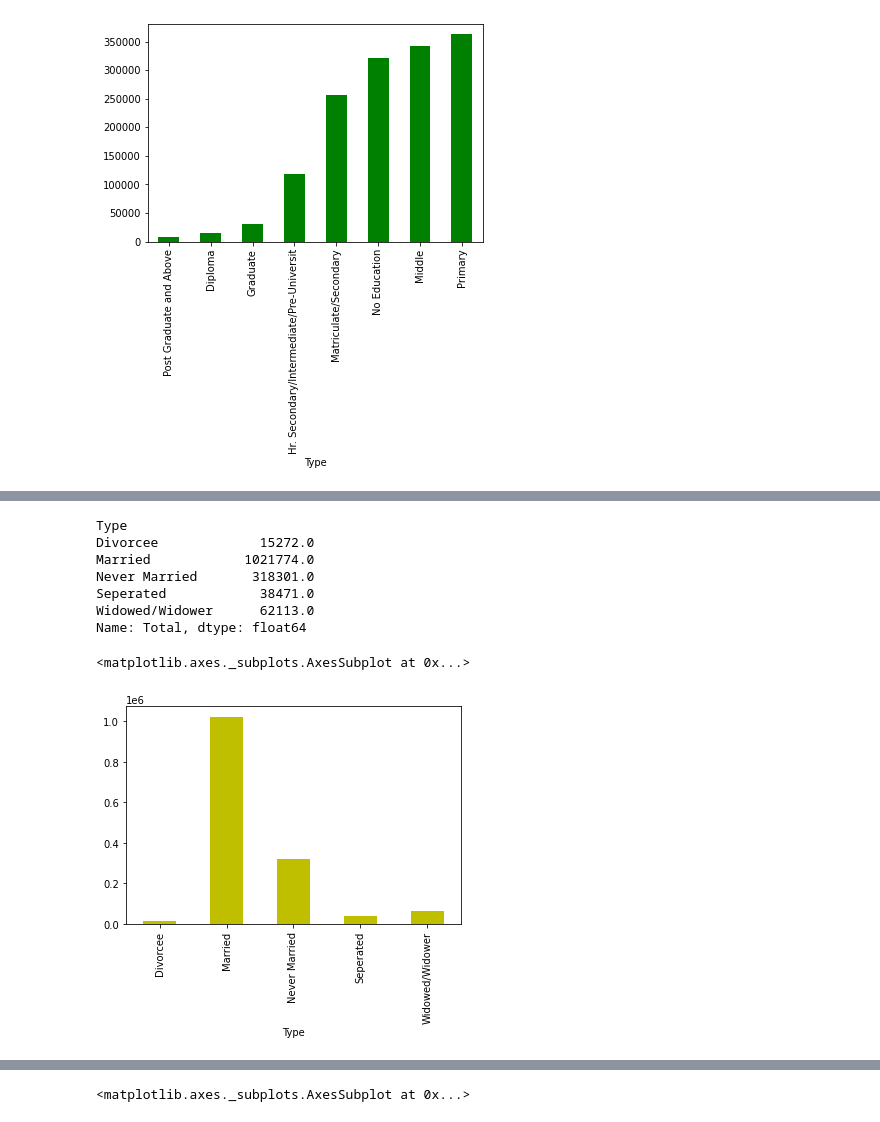
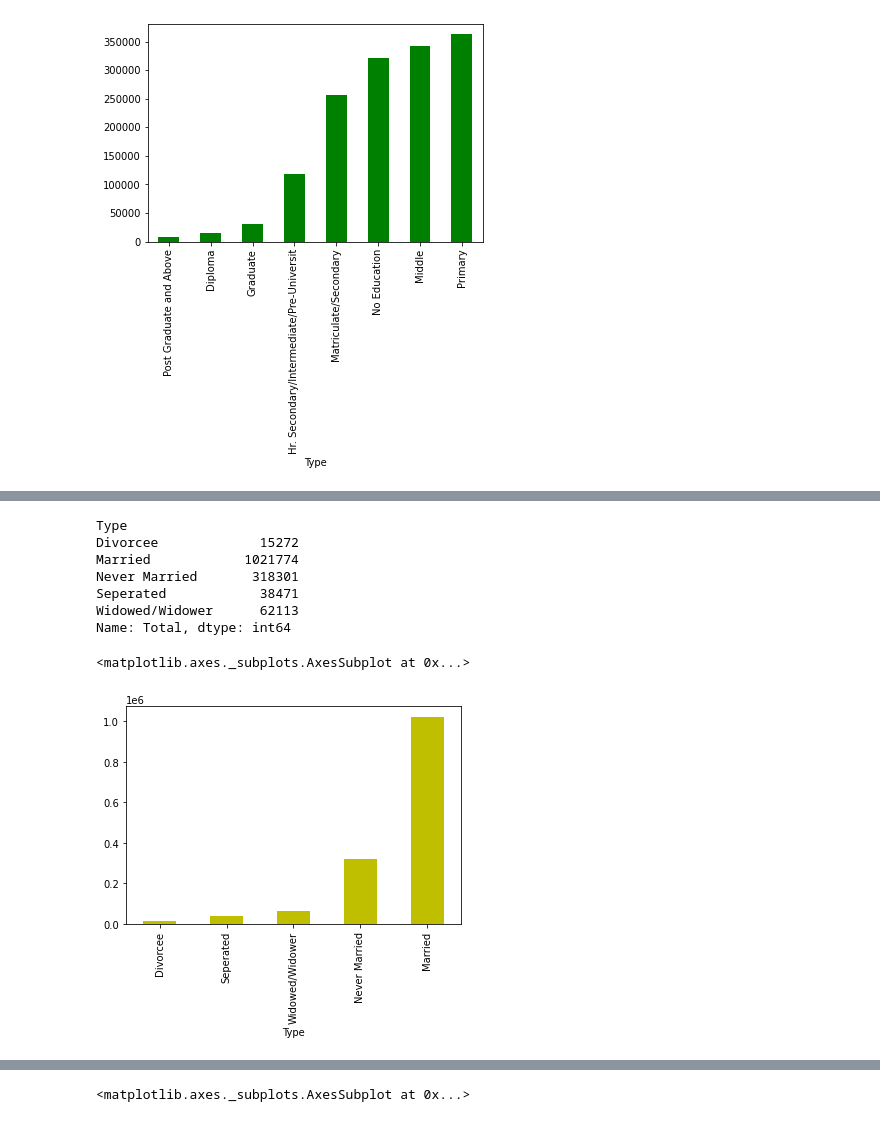
Before and after one commit to Trang000/My-Data---Python, a Jupyter notebook: Project.ipynb, the cells around one changed output, grey strips where cells are left out. Saved outputs shown, nothing was run; the diff lists cells and outputs as text; code cells hidden in the pictures.

```diff
--- a/Project.ipynb
+++ b/Project.ipynb
@@ -176,19 +176,18 @@ print (select_Social)
 # %%
 select_3 = select_Social.groupby('Type')['Total'].sum()
 print(select_3)
+select_3.sort_values(inplace=True)
+select_3.plot.bar(x='Type',y='Total', rot=90, color ='y')
 # %% [output]
 Type
-Divorcee             15272.0
-Married            1021774.0
-Never Married       318301.0
-Seperated            38471.0
-Widowed/Widower      62113.0
-Name: Total, dtype: float64
+Divorcee             15272
+Married            1021774
+Never Married       318301
+Seperated            38471
+Widowed/Widower      62113
+Name: Total, dtype: int64
+<matplotlib.axes._subplots.AxesSubplot at 0x...>
+[figure, added]
-# %%
-select_3.plot.bar(x='Type',y='Total', rot=90, color ='y')
-# %% [output]
-<matplotlib.axes._subplots.AxesSubplot at 0x...>
-[figure, removed]
 # %%
 # 4. SOCIAL STATUS OF SUICIDE INDIAN (comparing Males & Female: 0-100+)
 select_4 = select_Social.groupby('Gender')['Total'].sum()
```
Also changed, not shown: parts of 12 cells of this notebook.
